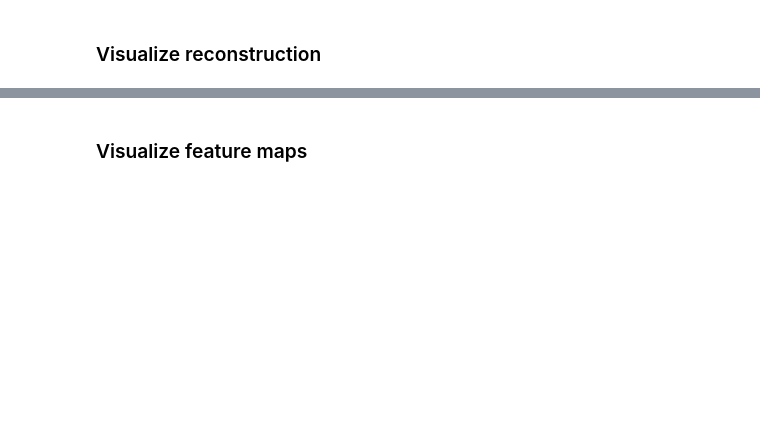
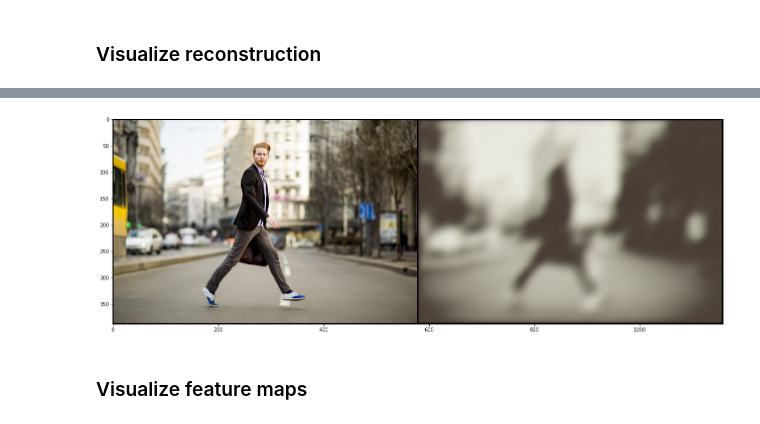
Before and after one commit to shaharazulay/deep-semantic-prior, a Jupyter notebook: source/deep_semantic_prior.ipynb, the cells around one changed output, grey strips where cells are left out. Cells and saved outputs as stored; diff of their text form; code cells hidden in the pictures; blank space fills up the shorter version.

```diff
--- a/source/deep_semantic_prior.ipynb
+++ b/source/deep_semantic_prior.ipynb
@@ -89,3 +88,7 @@ Clipping input data to the valid range for imshow with RGB data ([0..1] for floa
+# %%
+plot_image_grid([torch_to_np(X), torch_to_np(X_rec)], factor=20);
+# %% [output]
+[figure, added]
 # %% [markdown]
 ### Visualize feature maps
 # %%
```
Also changed, not shown: parts of 10 cells of this notebook, 6 other files.
